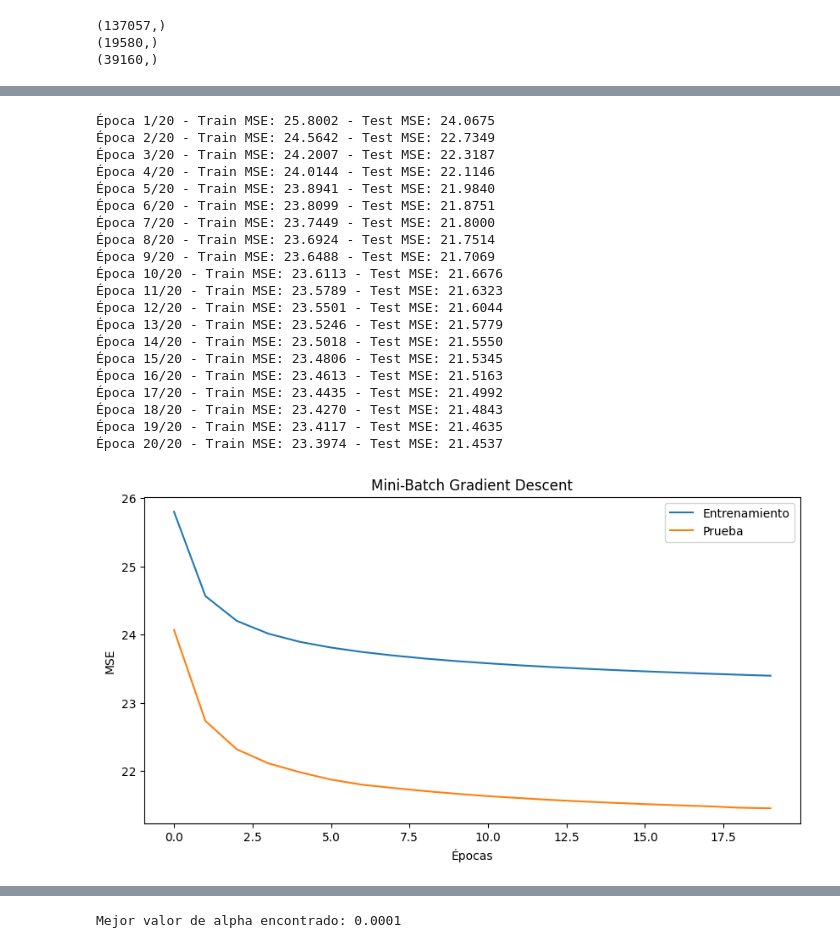
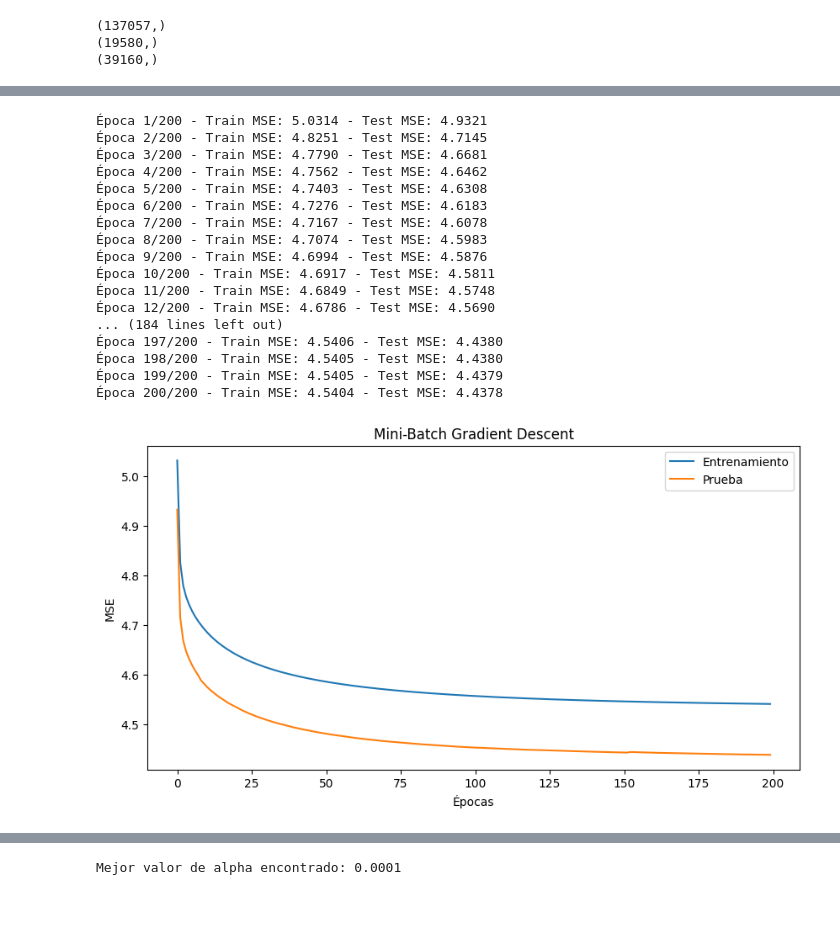
Before and after one commit to Flormezzano/TP-Regresion-AA1-2025C2-Mezzano-Perez-Tapia, a Jupyter notebook: TP-Regresion-AA1-2025C2-Mezzano-Pérez-Tapia.ipynb, the cells around one changed output, grey strips where cells are left out. Saved outputs shown, nothing was run; the diff lists cells and outputs as text; code cells hidden in the pictures; blank space fills up the shorter version.

```diff
--- a/TP-Regresion-AA1-2025C2-Mezzano-Pérez-Tapia.ipynb
+++ b/TP-Regresion-AA1-2025C2-Mezzano-Pérez-Tapia.ipynb
@@ -640,6 +665,0 @@ Name: 170081, dtype: float64
-# %%
-X_train["short_trip"] = ((X_train["distance_km"] < 1) & (X_train["distance_km"] > 0.1)).astype(int)
-X_test["short_trip"]  = ((X_test["distance_km"] < 1) & (X_test["distance_km"] > 0.1)).astype(int)
-
-X_train["dist_x_short"] = X_train["distance_km"] * X_train["short_trip"]
-X_test["dist_x_short"]  = X_test["distance_km"] * X_test["short_trip"]
@@ -646,11 +669,10 @@ X_test["dist_x_short"]  = X_test["distance_km"] * X_test["short_trip"]
 # %%
 
-
 # Definimos columnas numéricas y categóricas
-num_cols = ["distance_km", "dist_x_short"]
-cat_cols = ["is_holiday", "is_workday", "uber_comun", "uber_grande", "mes_2", "mes_3", "mes_4", "mes_5", "mes_6", "mes_7", "mes_8",
-            "mes_9", "mes_10", "mes_11", "mes_12", "hora_0","hora_1", "hora_2", "hora_3", "hora_4", "hora_5", "hora_6", "hora_7", "hora_8",
-            "hora_9", "hora_10", "hora_11", "hora_12", "hora_13", "hora_14", "hora_15", "hora_16", "hora_17", "hora_18", "hora_19", "hora_20", "hora_21", "hora_22", "hora_23"]
+num_cols = ["distance_km", "turno_mañana", "turno_tarde", "turno_noche", "turno_madrugada", "estacion_verano", "estacion_otoño", "estacion_invierno", "estacion_primavera"]
+cat_cols = ["is_holiday", "is_workday", "uber_comun", "uber_grande"]
+#"hora_0","hora_1", "hora_2", "hora_3", "hora_4", "hora_5", "hora_6", "hora_7", "hora_8",
+# "hora_9", "hora_10", "hora_11", "hora_12", "hora_13", "hora_14", "hora_15", "hora_16", "hora_17", "hora_18", "hora_19", "hora_20", "hora_21", "hora_22", "hora_23"
 
 # Preprocesador: escalar numéricas, dejar pasar dummies
 preprocessor = ColumnTransformer(
@@ -703,9 +728,13 @@ R²: 0.7089025514248837
 # %%
-# Coeficientes del modelo
-df_coeficientes = pd.DataFrame(
-                        {'predictor': X_train.columns,
-                         'coef': pipe_lr.steps[1][1].coef_.flatten()}
-                  )
+
+preprocessor = pipe_lr.named_steps["columntransformer"]
+
+feature_names = preprocessor.get_feature_names_out()
+
+df_coeficientes = pd.DataFrame({
+    "predictor": feature_names,
+    "coef": pipe_lr.named_steps["linearregression"].coef_.flatten()
+})
 
 fig, ax = plt.subplots(figsize=(20, 10))
 ax.stem(df_coeficientes.predictor, df_coeficientes.coef, markerfmt=' ')
@@ -1008,59 +1032,56 @@ def mini_batch_gradient_descent(X_train, y_train, X_test, y_test,
         for j in range(0, n, batch_size):
             x_batch = X_train[j:j+batch_size]
             y_batch = y_train[j:j+batch_size]
 
             prediction = x_batch @ W
             error = y_batch - prediction
 
             gradient = -(2 / len(x_batch)) * (x_batch.T @ error)
             lr_t = lr / np.sqrt(t+1) if schedule else lr
             W -= lr_t * gradient
             t += 1
 
         # calcular errores globales por época
-        train_mse = np.mean((y_train - (X_train @ W))**2)
-        test_mse  = np.mean((y_test  - (X_test  @ W))**2)
+        train_rmse = np.sqrt(np.mean((y_train - (X_train @ W))**2))
+        test_rmse  = np.sqrt(np.mean((y_test  - (X_test  @ W))**2))
 
-        train_errors.append(train_mse)
-        test_errors.append(test_mse)
+        train_errors.append(train_rmse)
+        test_errors.append(test_rmse)
 
-        print(f"Época {ep+1}/{epochs} - Train MSE: {train_mse:.4f} - Test MSE: {test_mse:.4f}")
+        print(f"Época {ep+1}/{epochs} - Train MSE: {train_rmse:.4f} - Test MSE: {test_rmse:.4f}")
 
     # gráfico
     plt.figure(figsize=(10, 5))
     plt.plot(train_errors, label='Entrenamiento')
     plt.plot(test_errors, label='Prueba')
     plt.xlabel('Épocas')
     plt.ylabel('MSE')
     plt.legend()
     plt.title('Mini-Batch Gradient Descent')
     plt.show()
 
     return W
 
 
-W_mini = mini_batch_gradient_descent(X_train_scaled, y_train, X_val_scaled, y_val, lr=0.01, epochs=20, batch_size=200)
+W_mini = mini_batch_gradient_descent(X_train_scaled, y_train, X_val_scaled, y_val, lr=0.01, epochs=200, batch_size=200)
 # %% [output]
-Época 1/20 - Train MSE: 25.8002 - Test MSE: 24.0675
-Época 2/20 - Train MSE: 24.5642 - Test MSE: 22.7349
-Época 3/20 - Train MSE: 24.2007 - Test MSE: 22.3187
-Época 4/20 - Train MSE: 24.0144 - Test MSE: 22.1146
-Época 5/20 - Train MSE: 23.8941 - Test MSE: 21.9840
-Época 6/20 - Train MSE: 23.8099 - Test MSE: 21.8751
-Época 7/20 - Train MSE: 23.7449 - Test MSE: 21.8000
-Época 8/20 - Train MSE: 23.6924 - Test MSE: 21.7514
-Época 9/20 - Train MSE: 23.6488 - Test MSE: 21.7069
-Época 10/20 - Train MSE: 23.6113 - Test MSE: 21.6676
-Época 11/20 - Train MSE: 23.5789 - Test MSE: 21.6323
-Época 12/20 - Train MSE: 23.5501 - Test MSE: 21.6044
-Época 13/20 - Train MSE: 23.5246 - Test MSE: 21.5779
-Época 14/20 - Train MSE: 23.5018 - Test MSE: 21.5550
-Época 15/20 - Train MSE: 23.4806 - Test MSE: 21.5345
-Época 16/20 - Train MSE: 23.4613 - Test MSE: 21.5163
-Época 17/20 - Train MSE: 23.4435 - Test MSE: 21.4992
-Época 18/20 - Train MSE: 23.4270 - Test MSE: 21.4843
-Época 19/20 - Train MSE: 23.4117 - Test MSE: 21.4635
-Época 20/20 - Train MSE: 23.3974 - Test MSE: 21.4537
+Época 1/200 - Train MSE: 5.0314 - Test MSE: 4.9321
+Época 2/200 - Train MSE: 4.8251 - Test MSE: 4.7145
+Época 3/200 - Train MSE: 4.7790 - Test MSE: 4.6681
+Época 4/200 - Train MSE: 4.7562 - Test MSE: 4.6462
+Época 5/200 - Train MSE: 4.7403 - Test MSE: 4.6308
+Época 6/200 - Train MSE: 4.7276 - Test MSE: 4.6183
+Época 7/200 - Train MSE: 4.7167 - Test MSE: 4.6078
+Época 8/200 - Train MSE: 4.7074 - Test MSE: 4.5983
+Época 9/200 - Train MSE: 4.6994 - Test MSE: 4.5876
+Época 10/200 - Train MSE: 4.6917 - Test MSE: 4.5811
+Época 11/200 - Train MSE: 4.6849 - Test MSE: 4.5748
+Época 12/200 - Train MSE: 4.6786 - Test MSE: 4.5690
+... (184 lines left out)
+Época 197/200 - Train MSE: 4.5406 - Test MSE: 4.4380
+Época 198/200 - Train MSE: 4.5405 - Test MSE: 4.4380
+Época 199/200 - Train MSE: 4.5405 - Test MSE: 4.4379
+Época 200/200 - Train MSE: 4.5404 - Test MSE: 4.4378
-[figure, old version]
+[figure, new version]
 # %% [markdown]
 REGULARIZACIÓN
```
Also changed, not shown: parts of 82 cells of this notebook.
